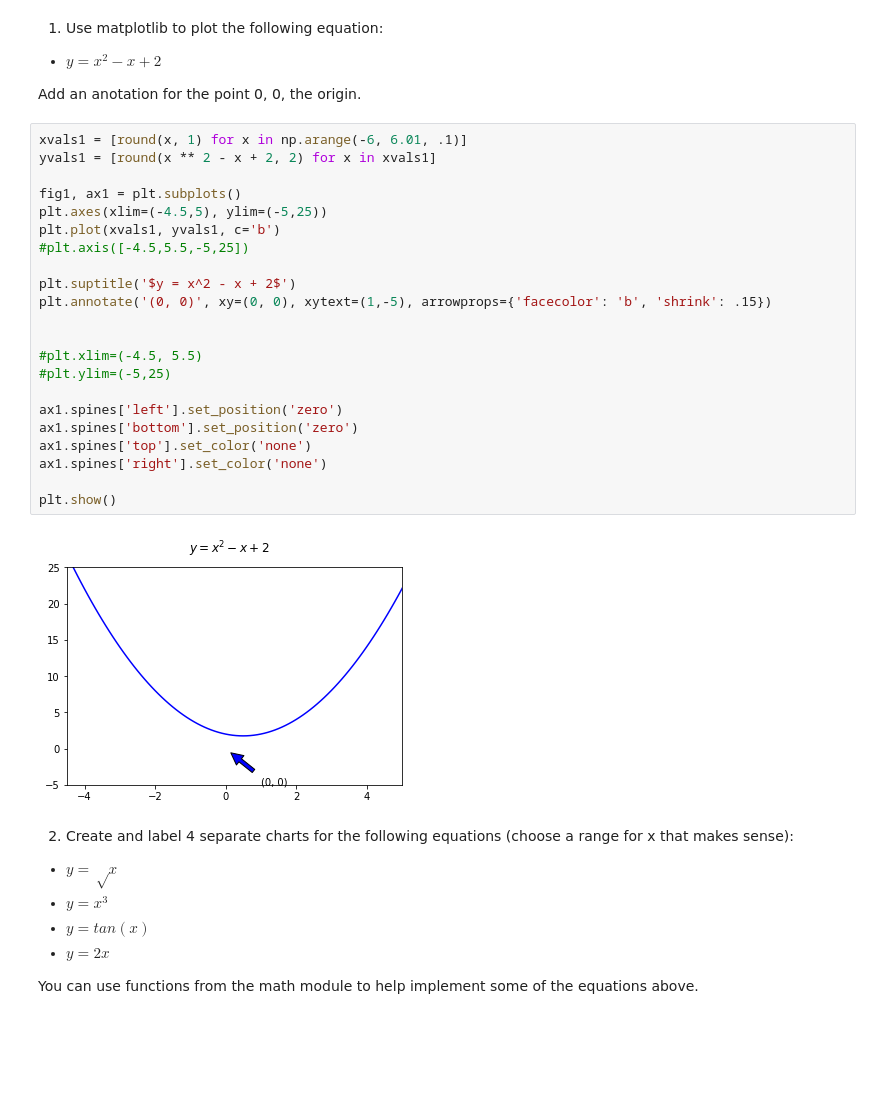
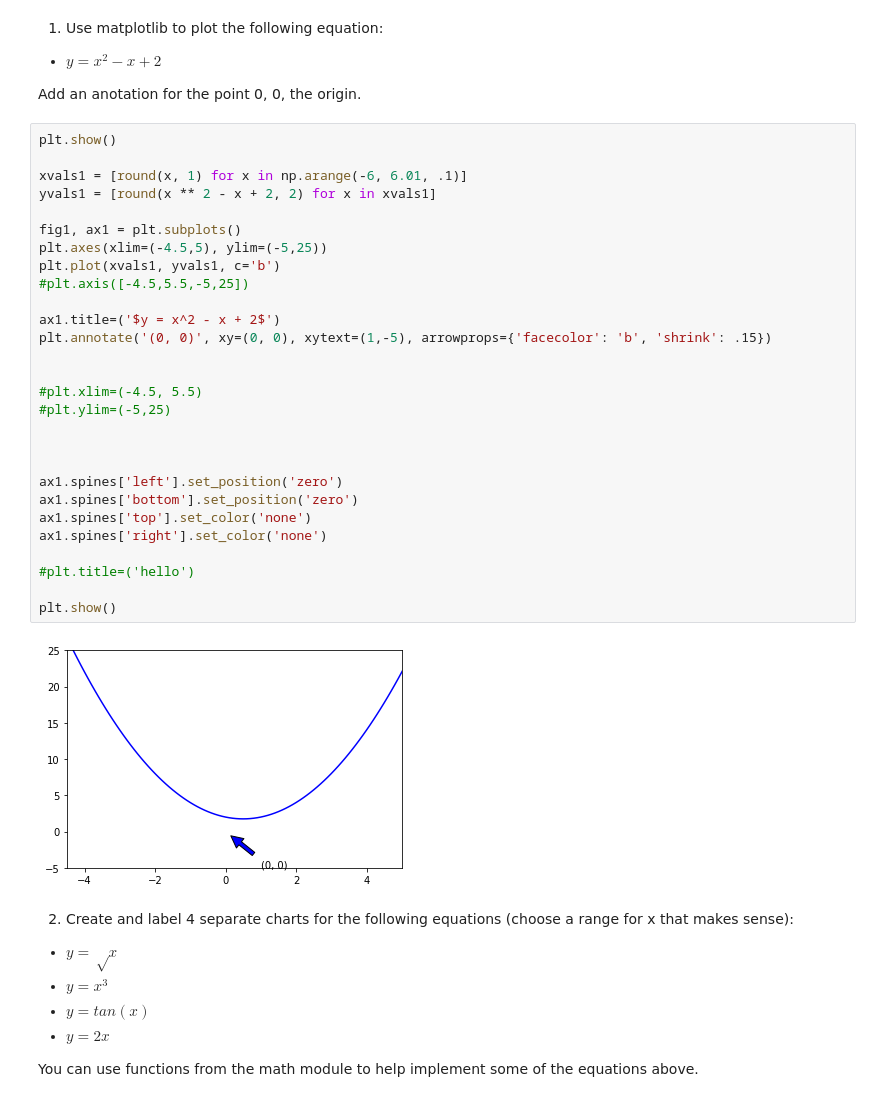
Before and after one commit to kjeliasen/python-exercises, a Jupyter notebook: 4.6.1_matplotlib_exercises.ipynb, the cells around one changed output. Cells and saved outputs as stored; diff of their text form; blank space fills up the shorter version.

```diff
--- a/4.6.1_matplotlib_exercises.ipynb
+++ b/4.6.1_matplotlib_exercises.ipynb
@@ -32,29 +32,35 @@ plt.show()
 
 Add an anotation for the point 0, 0, the origin.
 # %%
+plt.show()
+
 xvals1 = [round(x, 1) for x in np.arange(-6, 6.01, .1)]
 yvals1 = [round(x ** 2 - x + 2, 2) for x in xvals1]
 
 fig1, ax1 = plt.subplots()
 plt.axes(xlim=(-4.5,5), ylim=(-5,25))
 plt.plot(xvals1, yvals1, c='b')
 #plt.axis([-4.5,5.5,-5,25])
 
-plt.suptitle('$y = x^2 - x + 2$')
+ax1.title=('$y = x^2 - x + 2$')
 plt.annotate('(0, 0)', xy=(0, 0), xytext=(1,-5), arrowprops={'facecolor': 'b', 'shrink': .15})
 
 
 #plt.xlim=(-4.5, 5.5)
 #plt.ylim=(-5,25)
 
+
+
 ax1.spines['left'].set_position('zero')
 ax1.spines['bottom'].set_position('zero')
 ax1.spines['top'].set_color('none')
 ax1.spines['right'].set_color('none')
 
+#plt.title=('hello')
+
 plt.show()
 # %% [output]
-[figure, old version]
+[figure, new version]
 # %% [markdown]
 2) Create and label 4 separate charts for the following equations (choose a range for x that makes sense):
 
```
